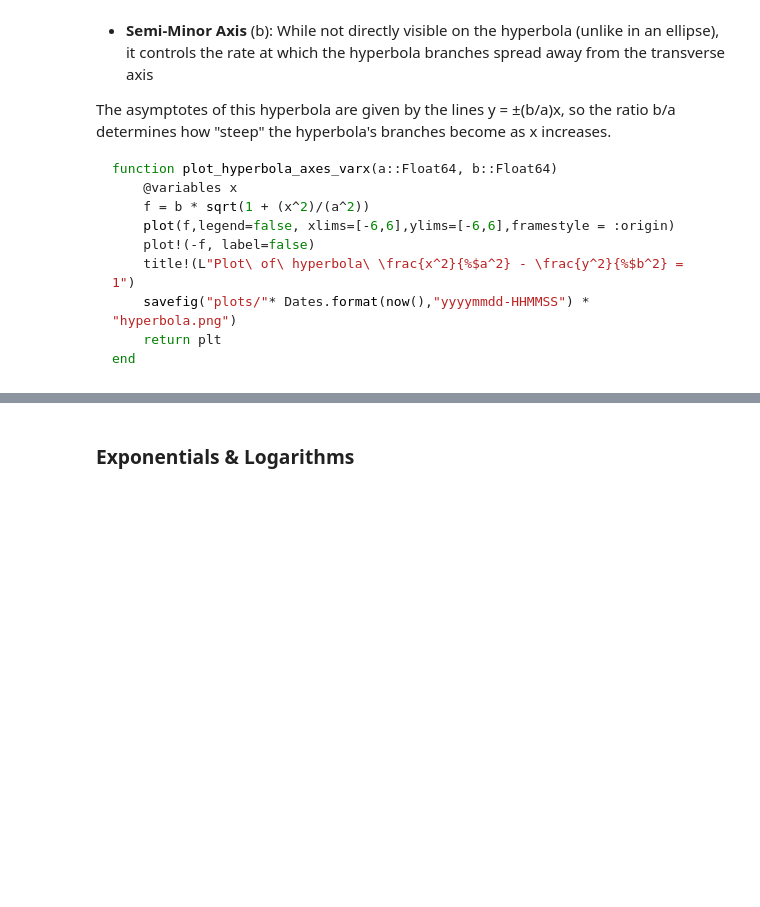
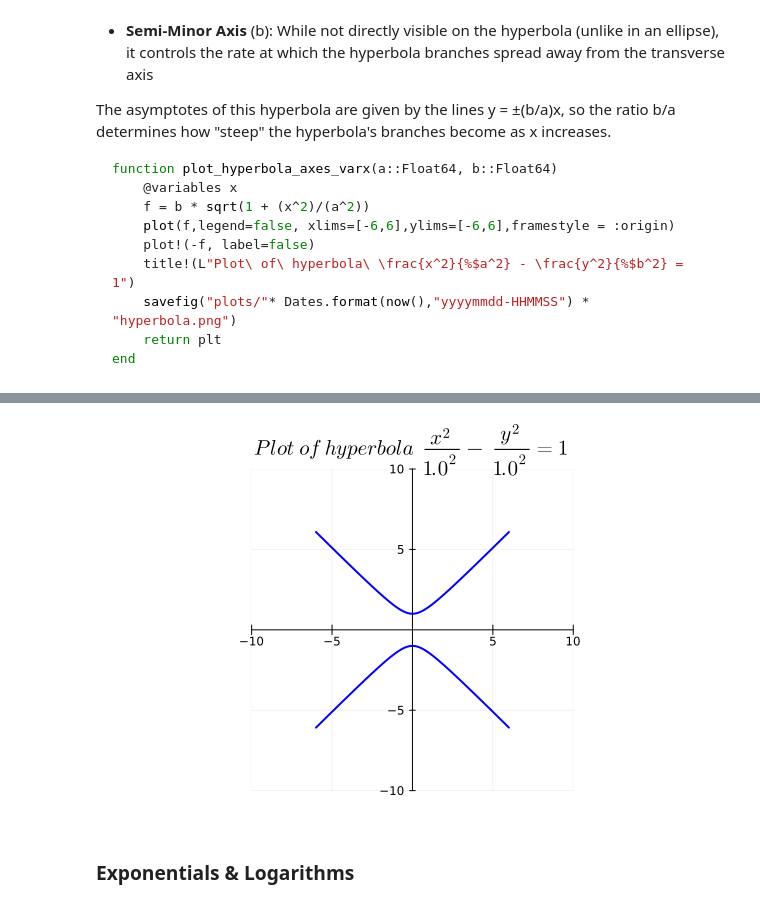
Before and after one commit to FourMInfo/Math_Foundations, a Jupyter notebook: notebooks/Basics.ipynb, the cells around one changed output, grey strips where cells are left out. Saved outputs shown, nothing was run; the diff lists cells and outputs as text; code cells hidden in the pictures; blank space fills up the shorter version.

```diff
--- a/notebooks/Basics.ipynb
+++ b/notebooks/Basics.ipynb
@@ -377,3 +385,8 @@ IJulia.display(FileIO.load("plots/20250506-224236hyperbola.png"))
+# %%
+using IJulia, FileIO, ImageShow
+IJulia.display(FileIO.load("plots/20250522-185306hyperbola.png"))
+# %% [output]
+[figure, added]
 # %% [markdown]
 ### Exponentials & Logarithms
 # %% [markdown]
```
Also changed, not shown: parts of 14 cells of this notebook, 3 other files.
